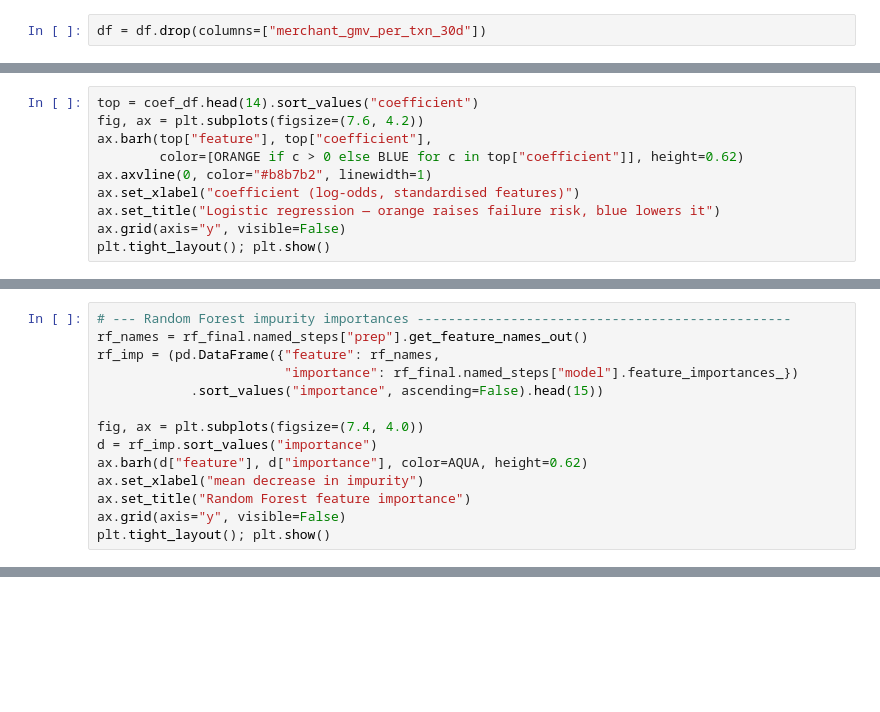
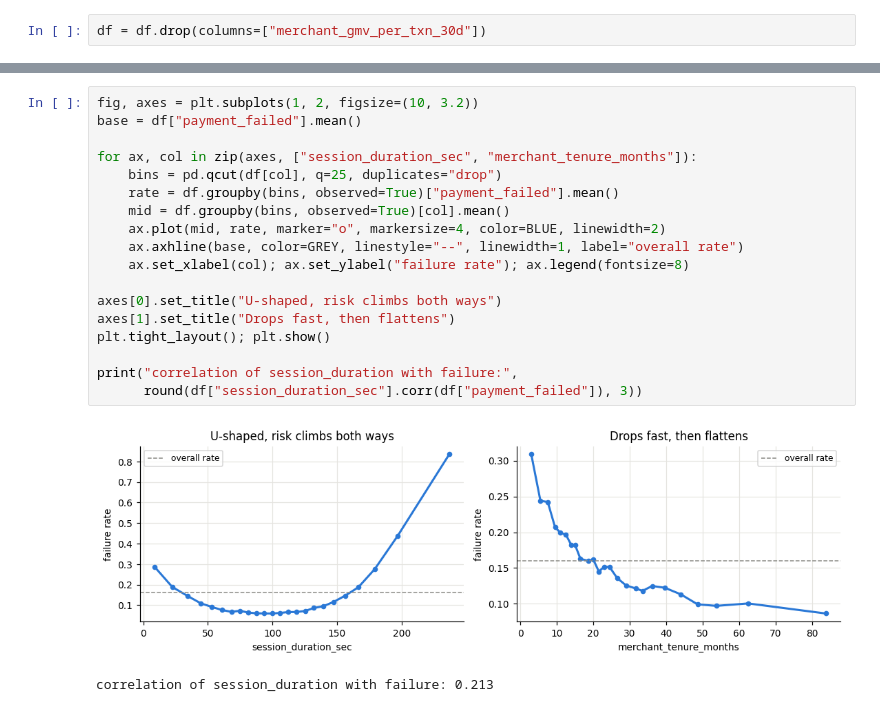
Before and after one commit to AbhayNataraj/payflow-payment-failure-prediction, a Jupyter notebook: payment_failure_prediction.ipynb, the cells around one changed output, grey strips where cells are left out. Drawn from its saved outputs; the diff is of its cells as text; blank space fills up the shorter version.

```diff
--- a/payment_failure_prediction.ipynb
+++ b/payment_failure_prediction.ipynb
@@ -2140,10 +286,0 @@ cat__payment_method_Net Banking       0.7059      2.0258
-# %%
-top = coef_df.head(14).sort_values("coefficient")
-fig, ax = plt.subplots(figsize=(7.6, 4.2))
-ax.barh(top["feature"], top["coefficient"],
-        color=[ORANGE if c > 0 else BLUE for c in top["coefficient"]], height=0.62)
-ax.axvline(0, color="#b8b7b2", linewidth=1)
-ax.set_xlabel("coefficient (log-odds, standardised features)")
-ax.set_title("Logistic regression — orange raises failure risk, blue lowers it")
-ax.grid(axis="y", visible=False)
-plt.tight_layout(); plt.show()
@@ -2152,14 +286,0 @@ plt.tight_layout(); plt.show()
-# %%
-# --- Random Forest impurity importances ------------------------------------------------
-rf_names = rf_final.named_steps["prep"].get_feature_names_out()
-rf_imp = (pd.DataFrame({"feature": rf_names,
-                        "importance": rf_final.named_steps["model"].feature_importances_})
-            .sort_values("importance", ascending=False).head(15))
-
-fig, ax = plt.subplots(figsize=(7.4, 4.0))
-d = rf_imp.sort_values("importance")
-ax.barh(d["feature"], d["importance"], color=AQUA, height=0.62)
-ax.set_xlabel("mean decrease in impurity")
-ax.set_title("Random Forest feature importance")
-ax.grid(axis="y", visible=False)
-plt.tight_layout(); plt.show()
@@ -2513,0 +292,21 @@ appeared in the data which my four hand-built terms no longer capture.
+# %%
+fig, axes = plt.subplots(1, 2, figsize=(10, 3.2))
+base = df["payment_failed"].mean()
+
+for ax, col in zip(axes, ["session_duration_sec", "merchant_tenure_months"]):
+    bins = pd.qcut(df[col], q=25, duplicates="drop")
+    rate = df.groupby(bins, observed=True)["payment_failed"].mean()
+    mid = df.groupby(bins, observed=True)[col].mean()
+    ax.plot(mid, rate, marker="o", markersize=4, color=BLUE, linewidth=2)
+    ax.axhline(base, color=GREY, linestyle="--", linewidth=1, label="overall rate")
+    ax.set_xlabel(col); ax.set_ylabel("failure rate"); ax.legend(fontsize=8)
+
+axes[0].set_title("U-shaped, risk climbs both ways")
+axes[1].set_title("Drops fast, then flattens")
+plt.tight_layout(); plt.show()
+
+print("correlation of session_duration with failure:",
+      round(df["session_duration_sec"].corr(df["payment_failed"]), 3))
+# %% [output]
+[figure, added]
+correlation of session_duration with failure: 0.213
```
Also changed, not shown: parts of 227 cells of this notebook.
